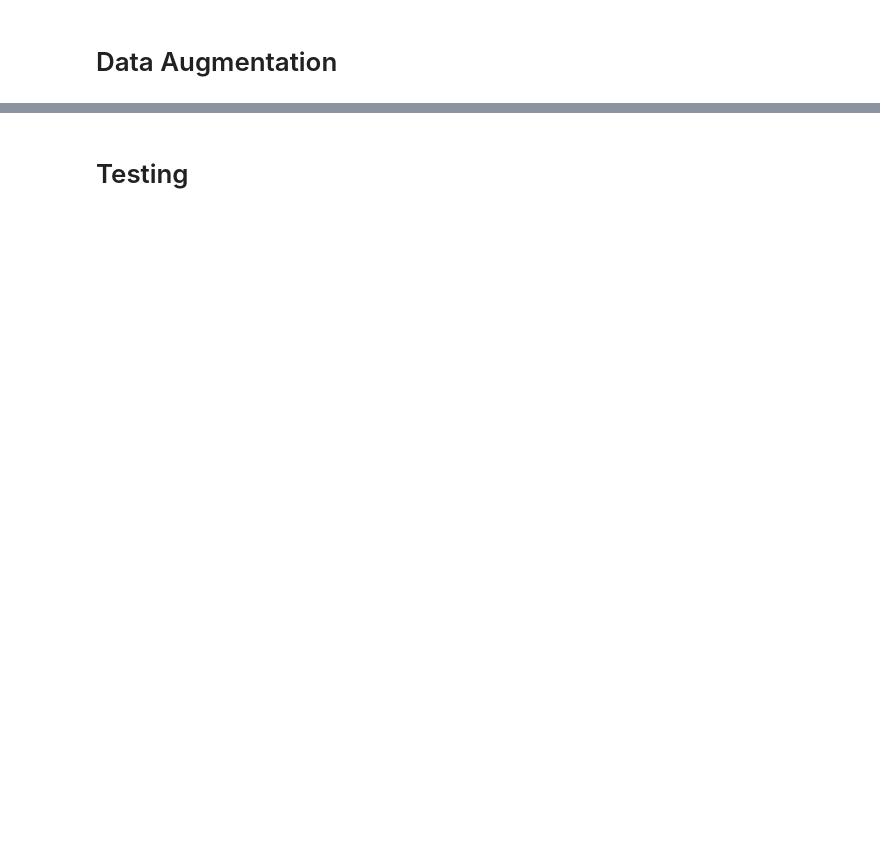
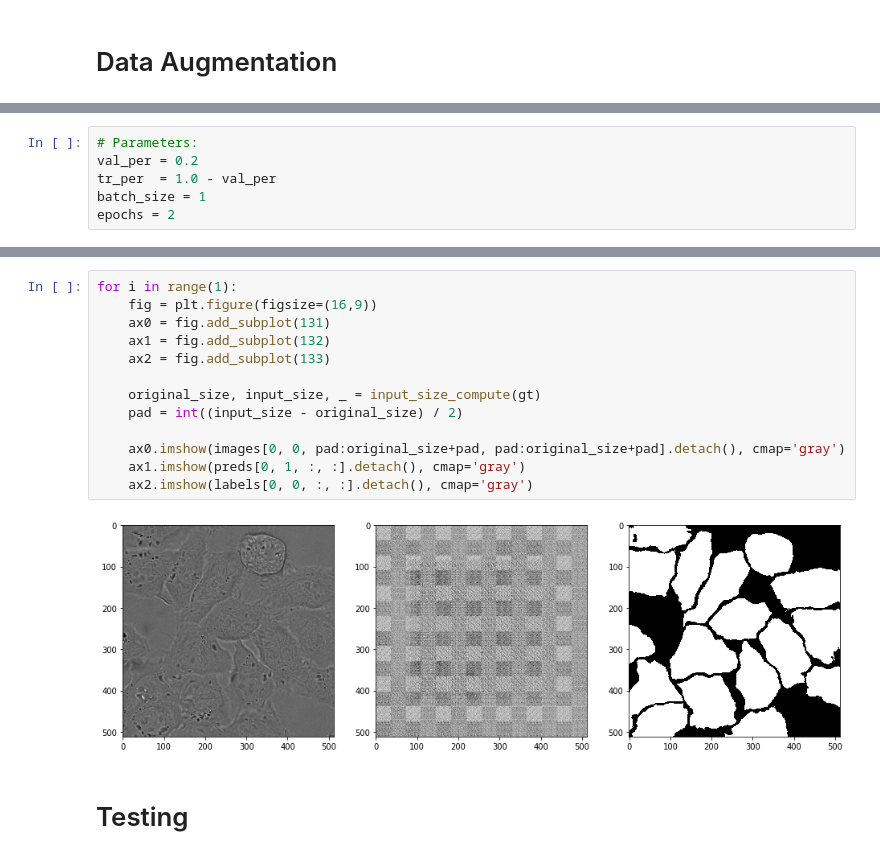
Before and after one commit to nsirons/DL-unet, a Jupyter notebook: main.ipynb, the cells around one changed output, grey strips where cells are left out. Saved outputs shown, nothing was run; the diff lists cells and outputs as text; blank space fills up the shorter version.

```diff
--- a/main.ipynb
+++ b/main.ipynb
@@ -187,0 +131,6 @@ train_loader = DataLoader(train_set, batch_size=batch_size, shuffle=True, num_wo
+# %%
+# Parameters:
+val_per = 0.2
+tr_per  = 1.0 - val_per
+batch_size = 1
+epochs = 2
@@ -188,2 +314,17 @@ train_loader = DataLoader(train_set, batch_size=batch_size, shuffle=True, num_wo
+# %%
+for i in range(1):
+    fig = plt.figure(figsize=(16,9))
+    ax0 = fig.add_subplot(131)
+    ax1 = fig.add_subplot(132)
+    ax2 = fig.add_subplot(133)
+
+    original_size, input_size, _ = input_size_compute(gt)
+    pad = int((input_size - original_size) / 2)
+
+    ax0.imshow(images[0, 0, pad:original_size+pad, pad:original_size+pad].detach(), cmap='gray')
+    ax1.imshow(preds[0, 1, :, :].detach(), cmap='gray')
+    ax2.imshow(labels[0, 0, :, :].detach(), cmap='gray')
+# %% [output]
+[figure, added]
 # %% [markdown]
 # Testing
```
Also changed, not shown: parts of 19 cells of this notebook, 4 other files.
